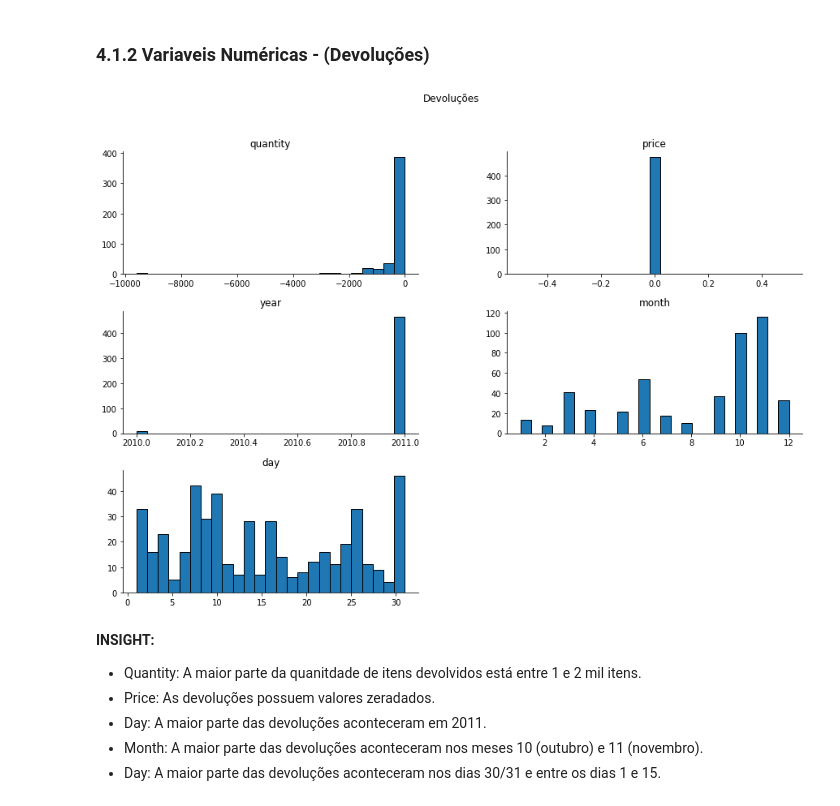
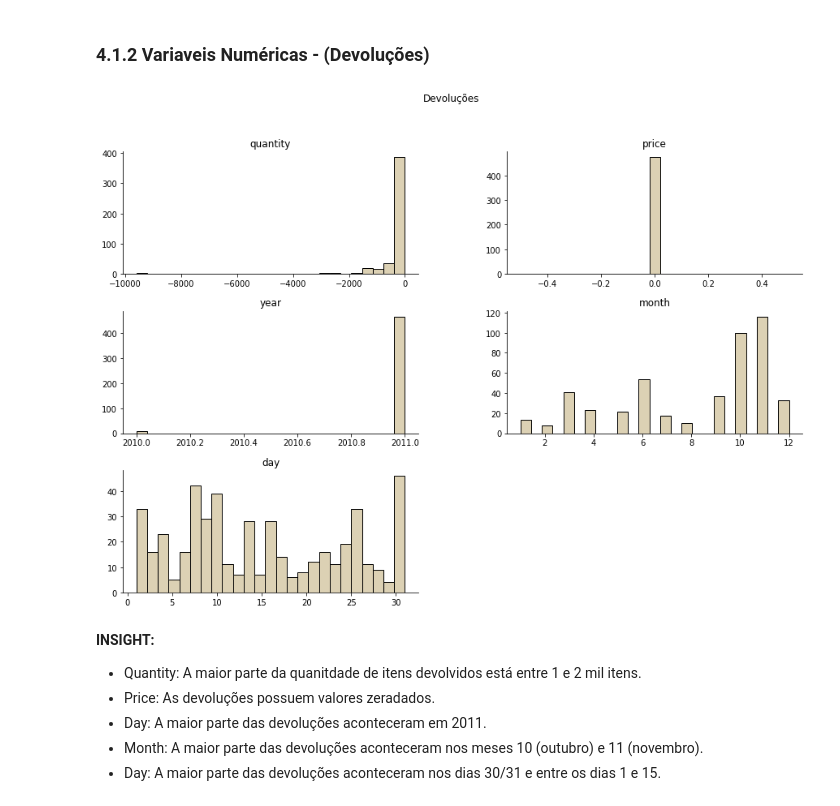
Before and after one commit to Jhonatanslopes/Case-Manfing, a Jupyter notebook: Notebook/notebook.ipynb, the cells around one changed output. Cells and saved outputs as stored; diff of their text form; code cells hidden in the pictures.

```diff
--- a/Notebook/notebook.ipynb
+++ b/Notebook/notebook.ipynb
@@ -66,6 +66,9 @@ import seaborn as sns
 # others
 import warnings
 warnings.filterwarnings("ignore")
+
+# color style
+palette = ['#5e9fa3', '#dcd1b4', '#fab87f', '#f87e7b', '#b05574']
 # %% [markdown]
 ## 0.1 Carregamento de Dados
 # %%
@@ -360,11 +387,11 @@ plt.suptitle('Compras');
 ### 4.1.2 Variaveis Numéricas - (Devoluções)
 # %%
 # plotando histograma de variaveis numéricas
-returns.drop(columns=['customer_id', 'date', 'bill_no']).hist(figsize=(15, 10), ec='k', bins=25, grid=False)
+returns.drop(columns=['customer_id', 'date', 'bill_no']).hist(figsize=(15, 10), ec='k', bins=25, grid=False, color=palette[1])
 sns.despine(right=True)
 plt.suptitle('Devoluções');
 # %% [output]
-[figure, old version]
+[figure, new version]
 # %% [markdown]
 **INSIGHT:**
 
```
Also changed, not shown: parts of 18 cells of this notebook.
